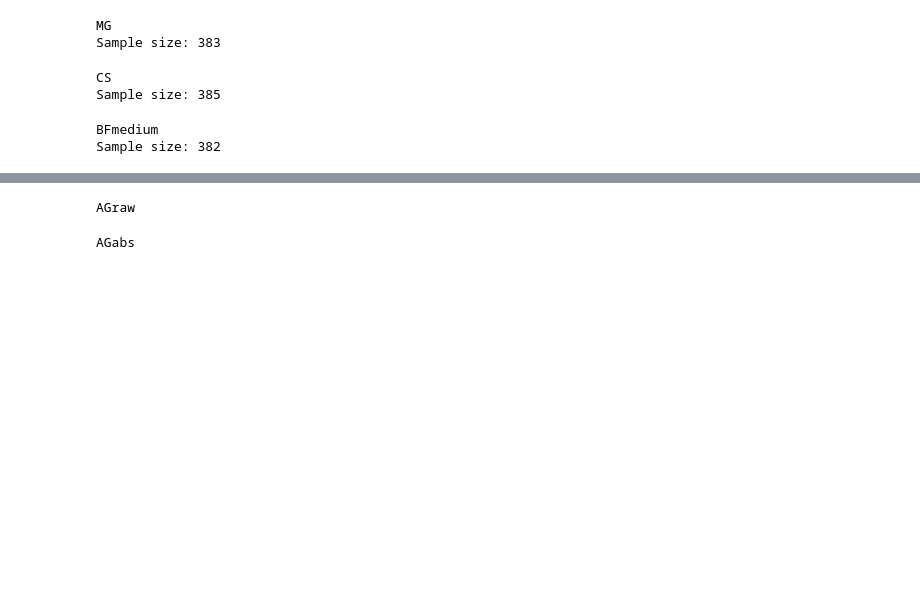
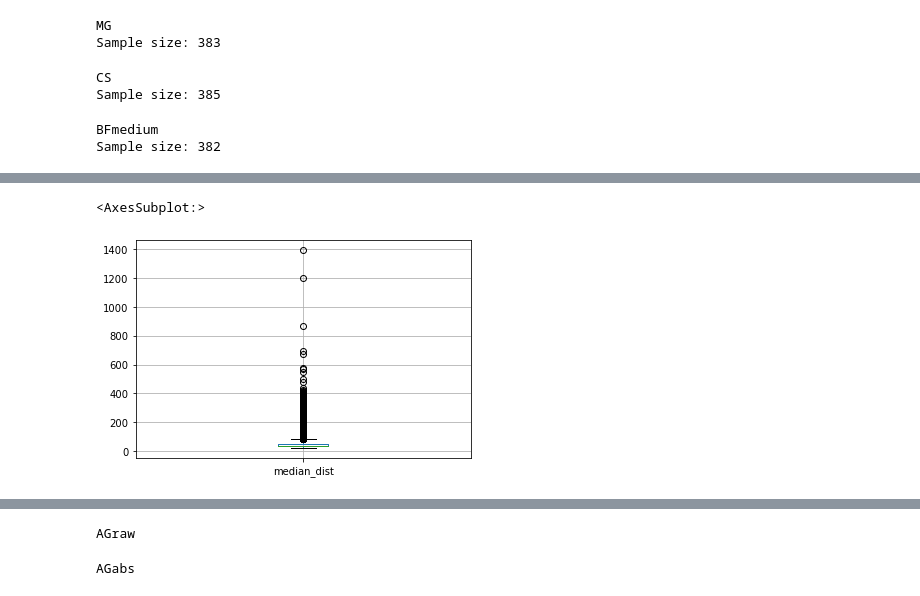
Before and after one commit to ArtificialSoftwareEngineering/EvilFace, a Jupyter notebook: nbs/01_eda.overlap.ipynb, the cells around one changed output, grey strips where cells are left out. Cells and saved outputs as stored; diff of their text form; code cells hidden in the pictures; blank space fills up the shorter version.

```diff
--- a/nbs/01_eda.overlap.ipynb
+++ b/nbs/01_eda.overlap.ipynb
@@ -169,0 +321,5 @@ Sample size: 382
+# %%
+results_df.boxplot(column=["median_dist"])
+# %% [output]
+<AxesSubplot:>
+[figure, added]
```
Also changed, not shown: parts of 41 cells of this notebook.
